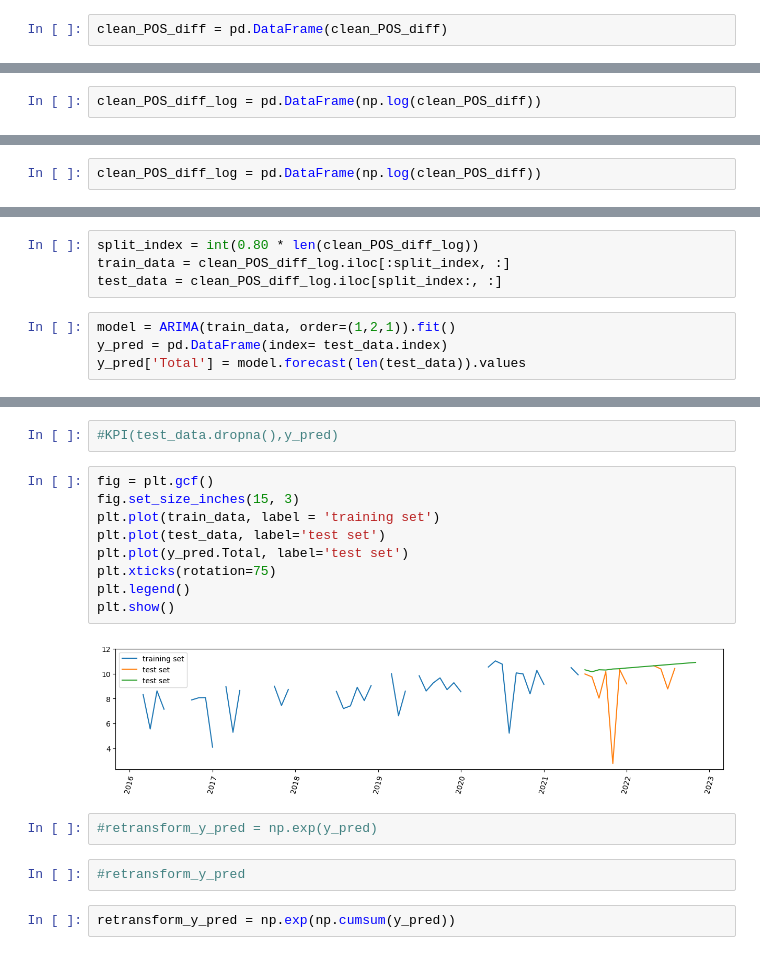
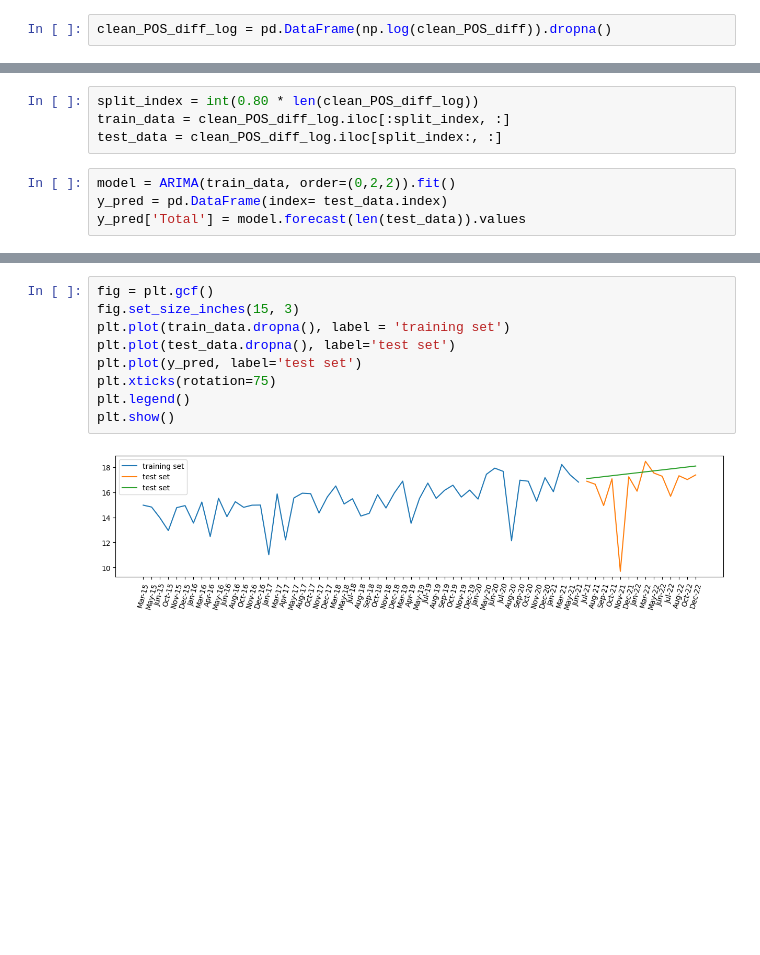
Before and after one commit to NawafR/I, a Jupyter notebook: log_tranform.ipynb, the cells around one changed output, grey strips where cells are left out. Drawn from its saved outputs; the diff is of its cells as text; blank space fills up the shorter version.

```diff
--- a/log_tranform.ipynb
+++ b/log_tranform.ipynb
@@ -156,2 +133,2 @@ clean_POS.head(3)
 # %%
-clean_POS_diff = pd.DataFrame(clean_POS_diff)
+clean_POS_diff_log = pd.DataFrame(np.log(clean_POS_diff)).dropna()
@@ -185,5 +135,3 @@ plot_pacf(clean_POS_Sec_diff.Total)
-# %%
-clean_POS_diff_log = pd.DataFrame(np.log(clean_POS_diff))
 # %%
 test_stationarity(clean_POS_diff_log.dropna())
 # %% [output]
@@ -266,5 +214,3 @@ BIC = 1569.7314459927782
-# %%
-clean_POS_diff_log = pd.DataFrame(np.log(clean_POS_diff))
 # %% [markdown]
 <h5> from the result we find that ARIMA(0,2,2) has lower AIC and BIC, we will use it as alternative model, will make the train/test with both model
 # %%
@@ -288,6 +238,6 @@ split_index = int(0.80 * len(clean_POS_diff_log))
 train_data = clean_POS_diff_log.iloc[:split_index, :]
 test_data = clean_POS_diff_log.iloc[split_index:, :]
 # %%
-model = ARIMA(train_data, order=(1,2,1)).fit()
+model = ARIMA(train_data, order=(0,2,2)).fit()
 y_pred = pd.DataFrame(index= test_data.index)
 y_pred['Total'] = model.forecast(len(test_data)).values
@@ -304,19 +246,11 @@ forecast_reconstructed = forecast_diff_reconstructed.diff().shift(-1).dropna()
-# %%
-#KPI(test_data.dropna(),y_pred)
 # %%
 fig = plt.gcf()
 fig.set_size_inches(15, 3)
-plt.plot(train_data, label = 'training set')
-plt.plot(test_data, label='test set')
-plt.plot(y_pred.Total, label='test set')
+plt.plot(train_data.dropna(), label = 'training set')
+plt.plot(test_data.dropna(), label='test set')
+plt.plot(y_pred, label='test set')
 plt.xticks(rotation=75)
 plt.legend()
 plt.show()
 # %% [output]
-[figure, old version]
+[figure, new version]
-# %%
-#retransform_y_pred = np.exp(y_pred)
-# %%
-#retransform_y_pred
-# %%
-retransform_y_pred = np.exp(np.cumsum(y_pred))
```
Also changed, not shown: parts of 38 cells of this notebook.
